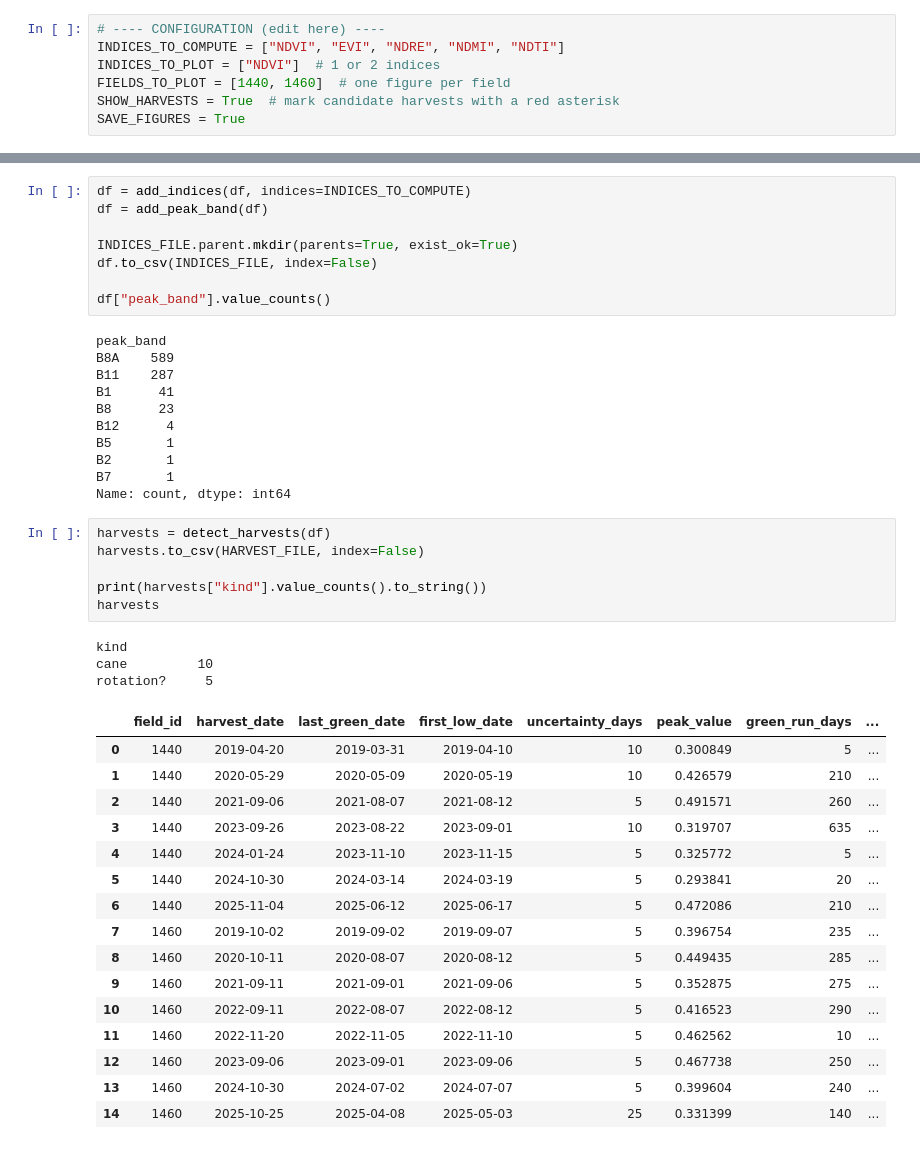
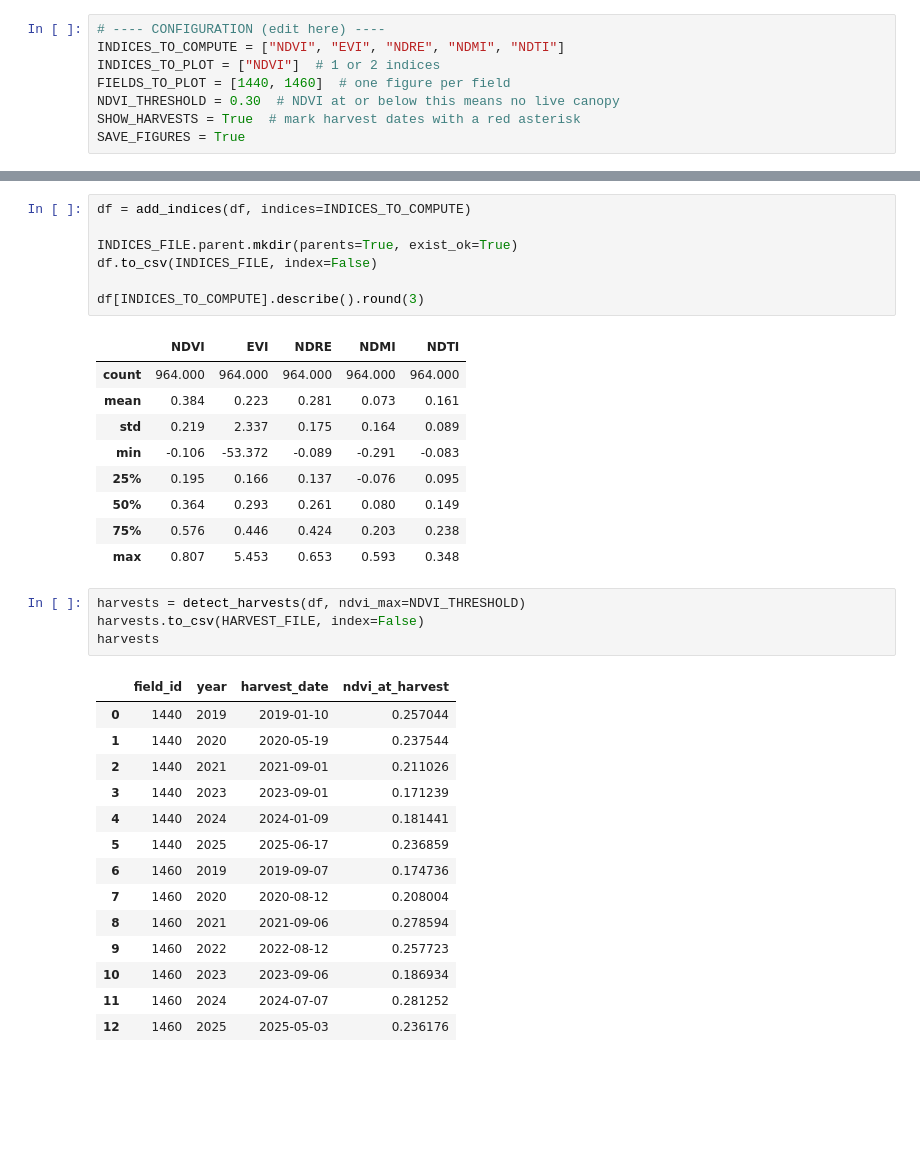
Before and after one commit to jfontenelli/cane_cycle, a Jupyter notebook: notebooks/vegetation_index.ipynb, the cells around one changed output, grey strips where cells are left out. Cells and saved outputs as stored; diff of their text form; blank space fills up the shorter version.

```diff
--- a/notebooks/vegetation_index.ipynb
+++ b/notebooks/vegetation_index.ipynb
@@ -9,7 +9,8 @@ Figures are saved to `figures/`, tables to `data/processed/`.
 INDICES_TO_COMPUTE = ["NDVI", "EVI", "NDRE", "NDMI", "NDTI"]
 INDICES_TO_PLOT = ["NDVI"]  # 1 or 2 indices
 FIELDS_TO_PLOT = [1440, 1460]  # one figure per field
-SHOW_HARVESTS = True  # mark candidate harvests with a red asterisk
+NDVI_THRESHOLD = 0.30  # NDVI at or below this means no live canopy
+SHOW_HARVESTS = True  # mark harvest dates with a red asterisk
 SAVE_FIGURES = True
 # %%
 from pathlib import Path
@@ -43,46 +45,37 @@ from 2019-01-10 to 2026-09-25
 | 4 | S2 | 2019-01-30 | 1440 | L2A_T22K | 4599 | 0.062121 | 0.084823 | 0.111290 | 0.161248 | 0.193650 | ... |
 # %%
 df = add_indices(df, indices=INDICES_TO_COMPUTE)
-df = add_peak_band(df)
 
 INDICES_FILE.parent.mkdir(parents=True, exist_ok=True)
 df.to_csv(INDICES_FILE, index=False)
 
-df["peak_band"].value_counts()
+df[INDICES_TO_COMPUTE].describe().round(3)
 # %% [output]
-peak_band
-B8A    589
-B11    287
-B1      41
-B8      23
-B12      4
-B5       1
-B2       1
-B7       1
-Name: count, dtype: int64
+|  | NDVI | EVI | NDRE | NDMI | NDTI |
+| count | 964.000 | 964.000 | 964.000 | 964.000 | 964.000 |
+| mean | 0.384 | 0.223 | 0.281 | 0.073 | 0.161 |
+| std | 0.219 | 2.337 | 0.175 | 0.164 | 0.089 |
+| min | -0.106 | -53.372 | -0.089 | -0.291 | -0.083 |
+| 25% | 0.195 | 0.166 | 0.137 | -0.076 | 0.095 |
+| 50% | 0.364 | 0.293 | 0.261 | 0.080 | 0.149 |
+| 75% | 0.576 | 0.446 | 0.424 | 0.203 | 0.238 |
+| max | 0.807 | 5.453 | 0.653 | 0.593 | 0.348 |
 # %%
-harvests = detect_harvests(df)
+harvests = detect_harvests(df, ndvi_max=NDVI_THRESHOLD)
 harvests.to_csv(HARVEST_FILE, index=False)
-
-print(harvests["kind"].value_counts().to_string())
 harvests
 # %% [output]
-kind
-cane         10
-rotation?     5
-|  | field_id | harvest_date | last_green_date | first_low_date | uncertainty_days | peak_value | green_run_days | ... |
-| 0 | 1440 | 2019-04-20 | 2019-03-31 | 2019-04-10 | 10 | 0.300849 | 5 | ... |
-| 1 | 1440 | 2020-05-29 | 2020-05-09 | 2020-05-19 | 10 | 0.426579 | 210 | ... |
-| 2 | 1440 | 2021-09-06 | 2021-08-07 | 2021-08-12 | 5 | 0.491571 | 260 | ... |
-| 3 | 1440 | 2023-09-26 | 2023-08-22 | 2023-09-01 | 10 | 0.319707 | 635 | ... |
-| 4 | 1440 | 2024-01-24 | 2023-11-10 | 2023-11-15 | 5 | 0.325772 | 5 | ... |
-| 5 | 1440 | 2024-10-30 | 2024-03-14 | 2024-03-19 | 5 | 0.293841 | 20 | ... |
-| 6 | 1440 | 2025-11-04 | 2025-06-12 | 2025-06-17 | 5 | 0.472086 | 210 | ... |
-| 7 | 1460 | 2019-10-02 | 2019-09-02 | 2019-09-07 | 5 | 0.396754 | 235 | ... |
-| 8 | 1460 | 2020-10-11 | 2020-08-07 | 2020-08-12 | 5 | 0.449435 | 285 | ... |
-| 9 | 1460 | 2021-09-11 | 2021-09-01 | 2021-09-06 | 5 | 0.352875 | 275 | ... |
-| 10 | 1460 | 2022-09-11 | 2022-08-07 | 2022-08-12 | 5 | 0.416523 | 290 | ... |
-| 11 | 1460 | 2022-11-20 | 2022-11-05 | 2022-11-10 | 5 | 0.462562 | 10 | ... |
-| 12 | 1460 | 2023-09-06 | 2023-09-01 | 2023-09-06 | 5 | 0.467738 | 250 | ... |
-| 13 | 1460 | 2024-10-30 | 2024-07-02 | 2024-07-07 | 5 | 0.399604 | 240 | ... |
-| 14 | 1460 | 2025-10-25 | 2025-04-08 | 2025-05-03 | 25 | 0.331399 | 140 | ... |
+|  | field_id | year | harvest_date | ndvi_at_harvest |
+| 0 | 1440 | 2019 | 2019-01-10 | 0.257044 |
+| 1 | 1440 | 2020 | 2020-05-19 | 0.237544 |
+| 2 | 1440 | 2021 | 2021-09-01 | 0.211026 |
+| 3 | 1440 | 2023 | 2023-09-01 | 0.171239 |
+| 4 | 1440 | 2024 | 2024-01-09 | 0.181441 |
+| 5 | 1440 | 2025 | 2025-06-17 | 0.236859 |
+| 6 | 1460 | 2019 | 2019-09-07 | 0.174736 |
+| 7 | 1460 | 2020 | 2020-08-12 | 0.208004 |
+| 8 | 1460 | 2021 | 2021-09-06 | 0.278594 |
+| 9 | 1460 | 2022 | 2022-08-12 | 0.257723 |
+| 10 | 1460 | 2023 | 2023-09-06 | 0.186934 |
+| 11 | 1460 | 2024 | 2024-07-07 | 0.281252 |
+| 12 | 1460 | 2025 | 2025-05-03 | 0.236176 |
```
Also changed, not shown: parts of 5 cells of this notebook, 3 other files.
